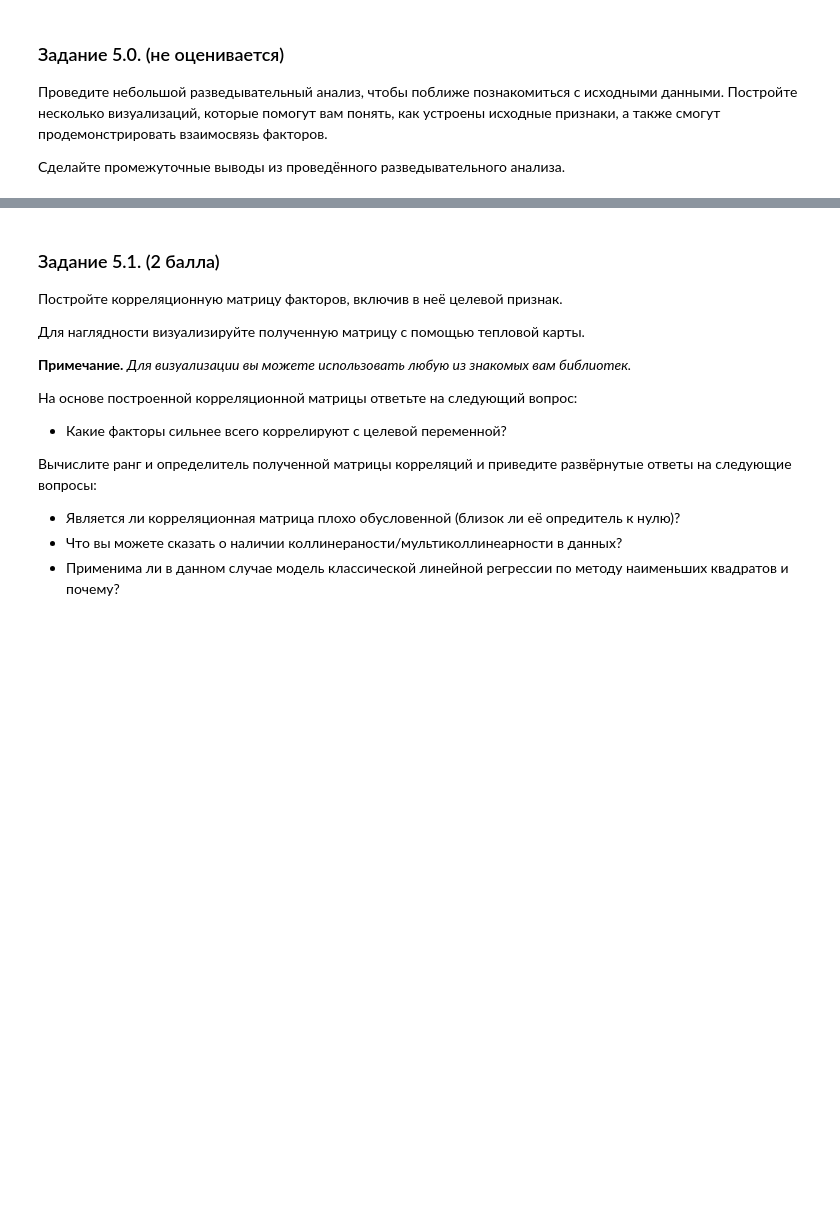
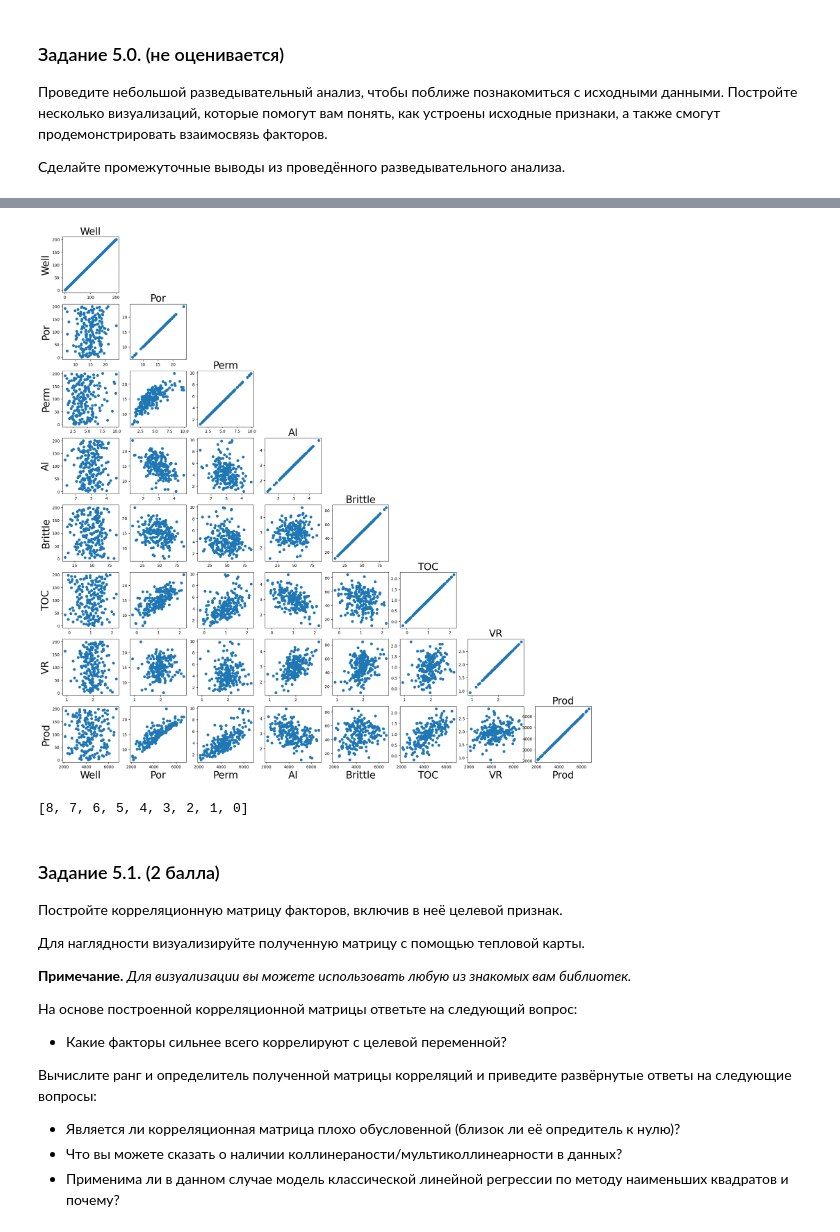
Before and after one commit to akitim/SkillFactory_current, a Jupyter notebook: MATH_ML_2_Практика_Акимкин.ipynb, the cells around one changed output, grey strips where cells are left out. Drawn from its saved outputs; the diff is of its cells as text; code cells hidden in the pictures; blank space fills up the shorter version.

```diff
--- a/MATH_ML_2_Практика_Акимкин.ipynb
+++ b/MATH_ML_2_Практика_Акимкин.ipynb
@@ -64,13 +64,31 @@ data.head()
 
 Сделайте промежуточные выводы из проведённого разведывательного анализа.
 # %%
-!pip install -U ydata-profiling
-!pip install ipywidgets
+# !pip install -U ydata-profiling
+# !pip install ipywidgets
 
-from ydata_profiling import ProfileReport
+# from ydata_profiling import ProfileReport
 
-profile = ProfileReport(data, title="Pandas Profiling Report")
-profile
+# profile = ProfileReport(data, title="Pandas Profiling Report")
+# profile
+
+
+features = data.columns.to_list()
+N = data.shape[1]
+
+# строим попарные графики зависиомстей признаков друг от друга
+fig = plt.figure(figsize=(24,24))
+for i in range(N - 1, -1, -1):
+    for j in range(0, i + 1):
+        ax_curr = plt.subplot2grid(shape=(N,N), loc=(i, j), fig=fig)
+        ax_curr.scatter(data.iloc[:, i], data.iloc[:, j])
+        if i == 7:
+            plt.xlabel(data.iloc[:, j].name, fontsize=25)
+        if i == j:
+            ax_curr.set_title(data.iloc[:, j].name, fontsize=25)
+        if j == 0:
+            plt.ylabel(data.iloc[:, i].name, fontsize=25)
+
 
 # Промежуточные выводы
 # 1) Данные чистые, пропуски отсутствуют.
@@ -100,3 +100,9 @@ Requirement already satisfied: pycparser in /usr/local/lib/python3.10/dist-packa
+[figure, added]
+# %%
+# удалить
+[i for i in range(8, -1, -1)]
+# %% [output]
+[8, 7, 6, 5, 4, 3, 2, 1, 0]
 # %% [markdown]
 ### Задание 5.1. (2 балла)
 
```
Also changed, not shown: parts of 2 cells of this notebook.
